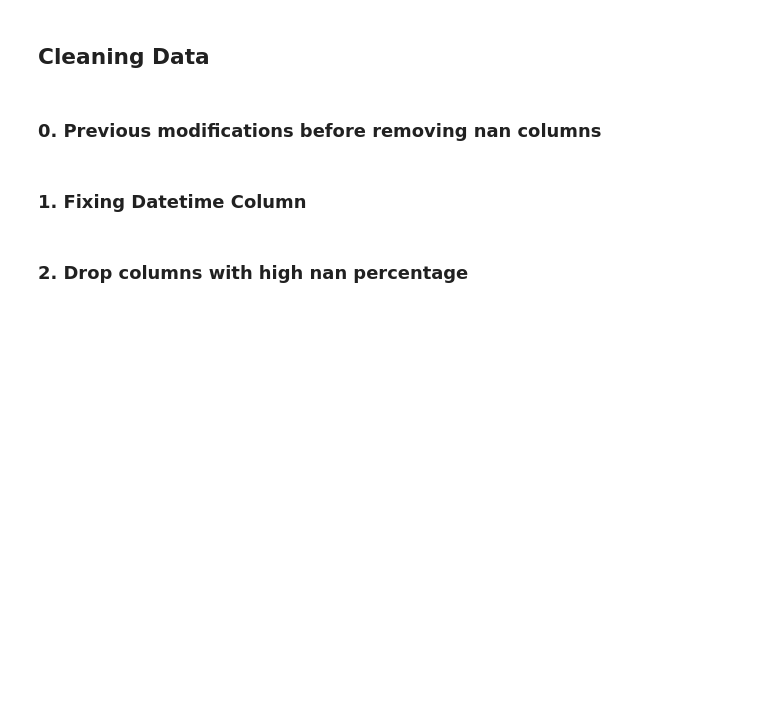
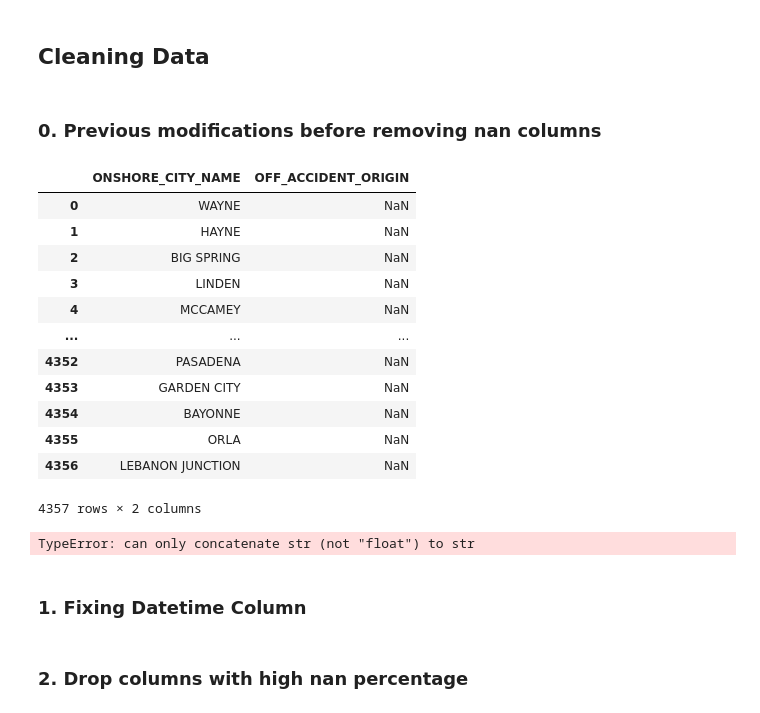
Before and after one commit to EloyGomez-bd/Ironhack_final_project, a Jupyter notebook: notebooks/data_acquisition.ipynb, the cells around one changed output. Cells and saved outputs as stored; diff of their text form; code cells hidden in the pictures; blank space fills up the shorter version.

```diff
--- a/notebooks/data_acquisition.ipynb
+++ b/notebooks/data_acquisition.ipynb
@@ -70,3 +98,23 @@ for i in list_index:
+# %%
+df_list[2][['ONSHORE_CITY_NAME', 'OFF_ACCIDENT_ORIGIN']]
+# %% [output]
+|  | ONSHORE_CITY_NAME | OFF_ACCIDENT_ORIGIN |
+| 0 | WAYNE | NaN |
+| 1 | HAYNE | NaN |
+| 2 | BIG SPRING | NaN |
+| 3 | LINDEN | NaN |
+| 4 | MCCAMEY | NaN |
+| ... | ... | ... |
+| 4352 | PASADENA | NaN |
+| 4353 | GARDEN CITY | NaN |
+| 4354 | BAYONNE | NaN |
+| 4355 | ORLA | NaN |
+| 4356 | LEBANON JUNCTION | NaN |
+4357 rows × 2 columns
+# %%
+on_offshore(df_list, columns_to_fill_empty)
+# %% [output]
+TypeError: can only concatenate str (not "float") to str
 # %%
 # Fix FATAL and INJURIES columns
 
```
Also changed, not shown: parts of 6 cells of this notebook, 3 other files.
